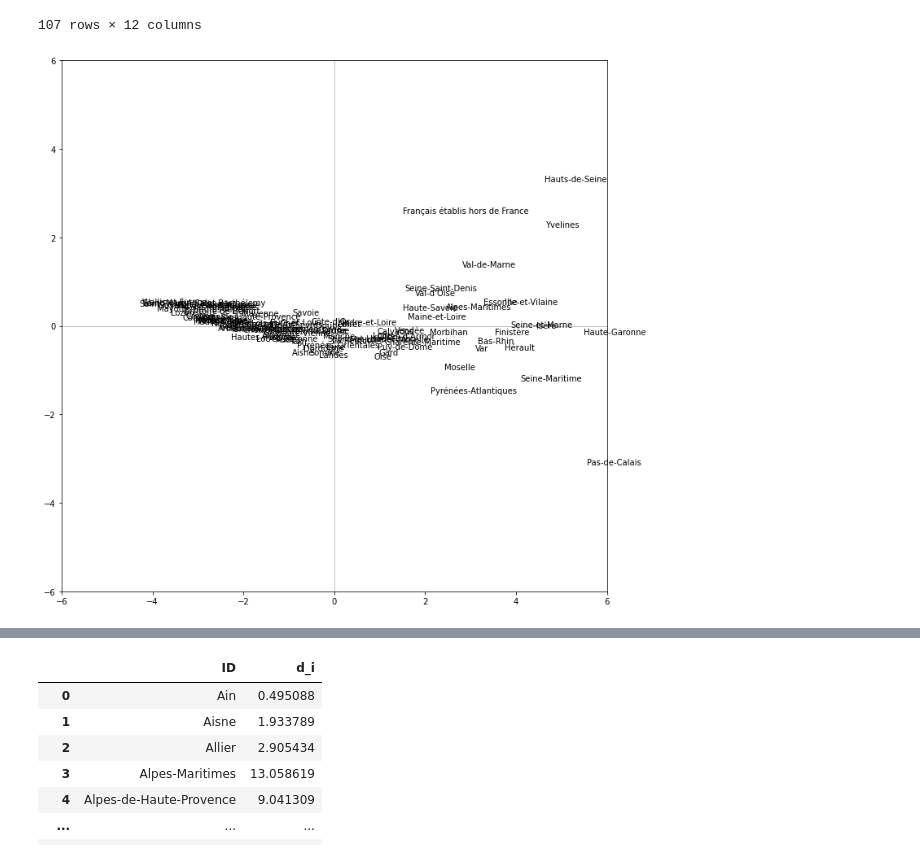
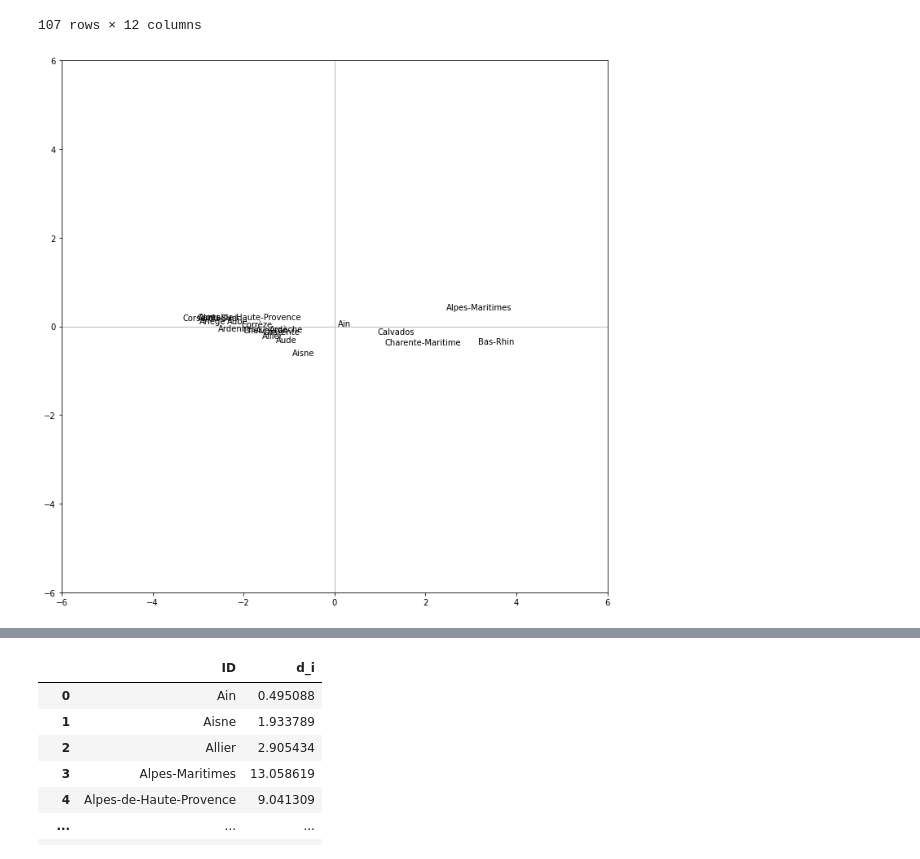
Before and after one commit to BaderEK/AnalyseDeDonnees, a Jupyter notebook: Groupe 2/Groupe 2/rendu.ipynb, the cells around one changed output, grey strips where cells are left out. Saved outputs shown, nothing was run; the diff lists cells and outputs as text; code cells hidden in the pictures.

```diff
--- a/Groupe 2/Groupe 2/rendu.ipynb
+++ b/Groupe 2/Groupe 2/rendu.ipynb
@@ -465,7 +465,7 @@ comm_candidat('Voix.ME', '% Voix/Ins.ME', 2, False).head()
 ## Essayons maintenant de faire une ACP par département
 # %%
 # Création de notre dataset
-df_acp_dep = data[['Libellé du département', 'Voix.ME', 'Voix.LPM', 'Voix.MJL', 'Voix.ZE', 'Voix.PV', 'Voix.JY', 'Voix.LJ', 'Voix.DAN', 'Voix.HA', 'Voix.RF', 'Voix.PP', 'Voix.AN']].groupby('Libellé du département').sum()
+df_acp_dep = data[['Libellé du département', 'Voix.ME', 'Voix.LPM', 'Voix.MJL', 'Voix.ZE', 'Voix.PV', 'Voix.JY', 'Voix.LJ', 'Voix.RF', 'Voix.DAN', 'Voix.HA',  'Voix.PP', 'Voix.AN']].groupby('Libellé du département').sum()
 #df_acp_dep = df_acp_dep.reset_index()
 df_acp_dep.reset_index()
 # %% [output]
@@ -617,16 +617,18 @@ cf
 107 rows × 12 columns
 # %%
 df_acp_dep_mini = df_acp_dep.head(20)
+
+n_mini = df_acp_dep_mini.shape[0]
 # %%
 fig, axes = plt.subplots(figsize=(12,12))
 axes.set_xlim(-6,6)
 axes.set_ylim(-6,6)
-for i in range(n):
-    plt.annotate(df_acp_dep.index[i],(coord[i,0],coord[i,1]))
+for i in range(n_mini):
+    plt.annotate(df_acp_dep_mini.index[i],(coord[i,0],coord[i,1]))
 plt.plot([-6,6],[0,0],color='silver',linestyle='-',linewidth=1)
 plt.plot([0,0],[-6,6],color='silver',linestyle='-',linewidth=1)
 plt.show()
 
 # Pas ouf comme représentation
 # %% [output]
-[figure, old version]
+[figure, new version]
```
Also changed, not shown: parts of 7 cells of this notebook.
